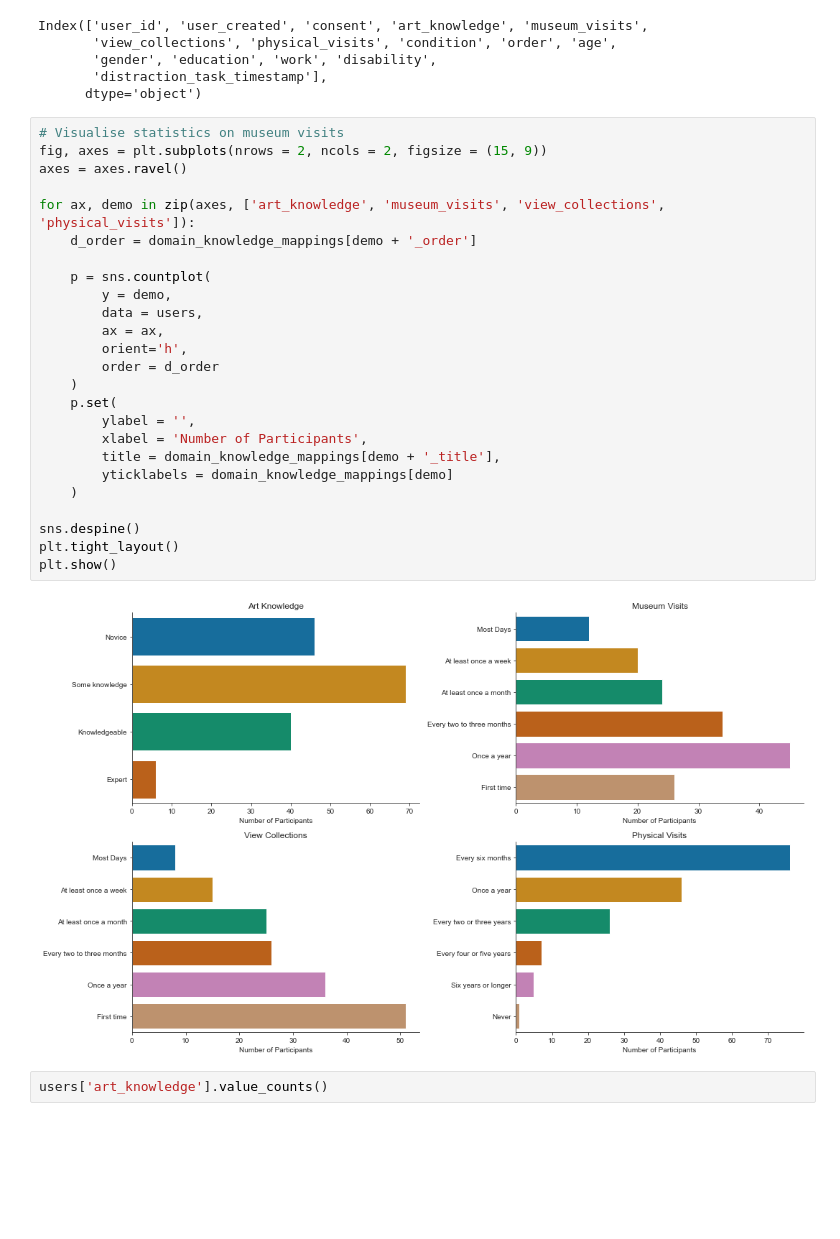
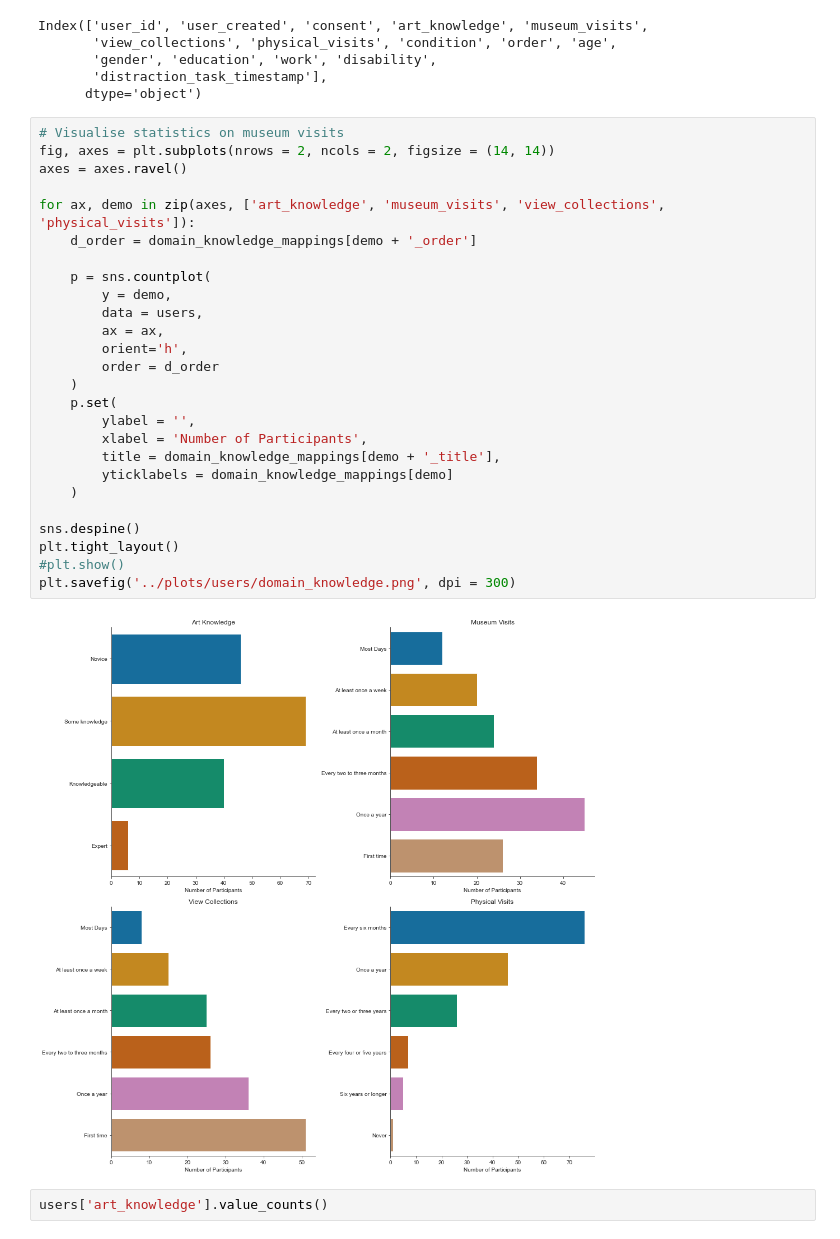
Before and after one commit to MuseRec/analytics, a Jupyter notebook: notebooks/user.ipynb, the cells around one changed output. Drawn from its saved outputs; the diff is of its cells as text; blank space fills up the shorter version.

```diff
--- a/notebooks/user.ipynb
+++ b/notebooks/user.ipynb
@@ -87,31 +87,32 @@ Index(['user_id', 'user_created', 'consent', 'art_knowledge', 'museum_visits',
       dtype='object')
 # %%
 # Visualise statistics on museum visits
-fig, axes = plt.subplots(nrows = 2, ncols = 2, figsize = (15, 9))
+fig, axes = plt.subplots(nrows = 2, ncols = 2, figsize = (14, 14))
 axes = axes.ravel()
 
 for ax, demo in zip(axes, ['art_knowledge', 'museum_visits', 'view_collections', 'physical_visits']):
     d_order = domain_knowledge_mappings[demo + '_order']
 
     p = sns.countplot(
         y = demo,
         data = users,
         ax = ax,
         orient='h',
         order = d_order
     )
     p.set(
         ylabel = '',
         xlabel = 'Number of Participants',
         title = domain_knowledge_mappings[demo + '_title'],
         yticklabels = domain_knowledge_mappings[demo]
     )
 
 sns.despine()
 plt.tight_layout()
-plt.show()
+#plt.show()
+plt.savefig('../plots/users/domain_knowledge.png', dpi = 300)
 # %% [output]
-[figure, old version]
+[figure, new version]
 # %%
 users['art_knowledge'].value_counts()
 # %% [output]
```
Also changed, not shown: 10 other files.
